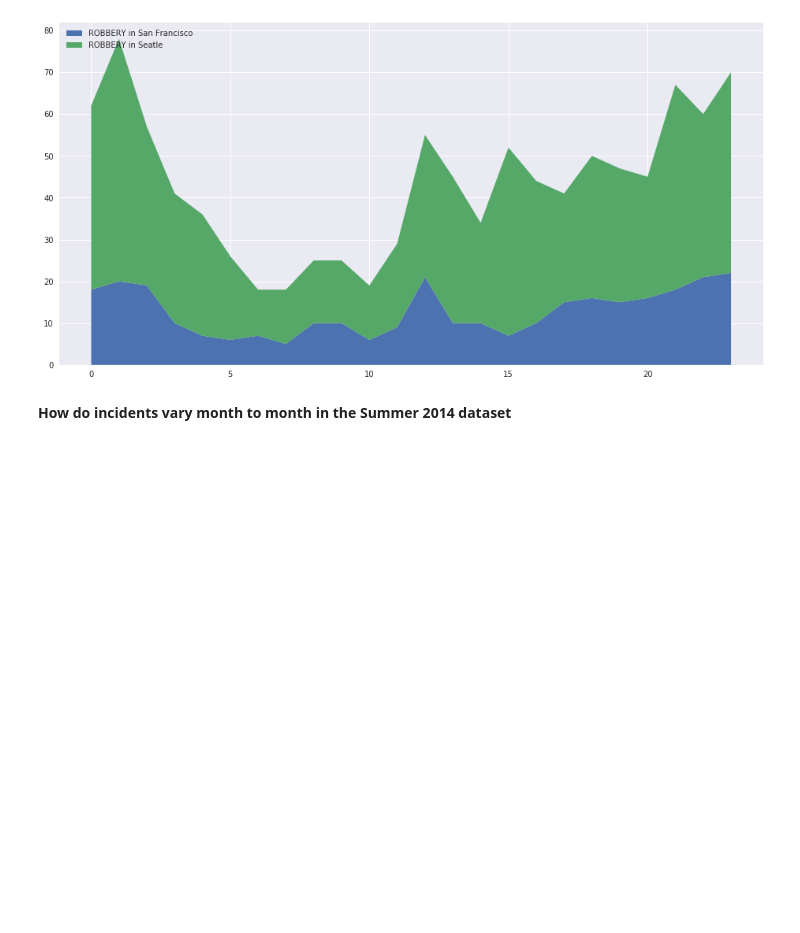
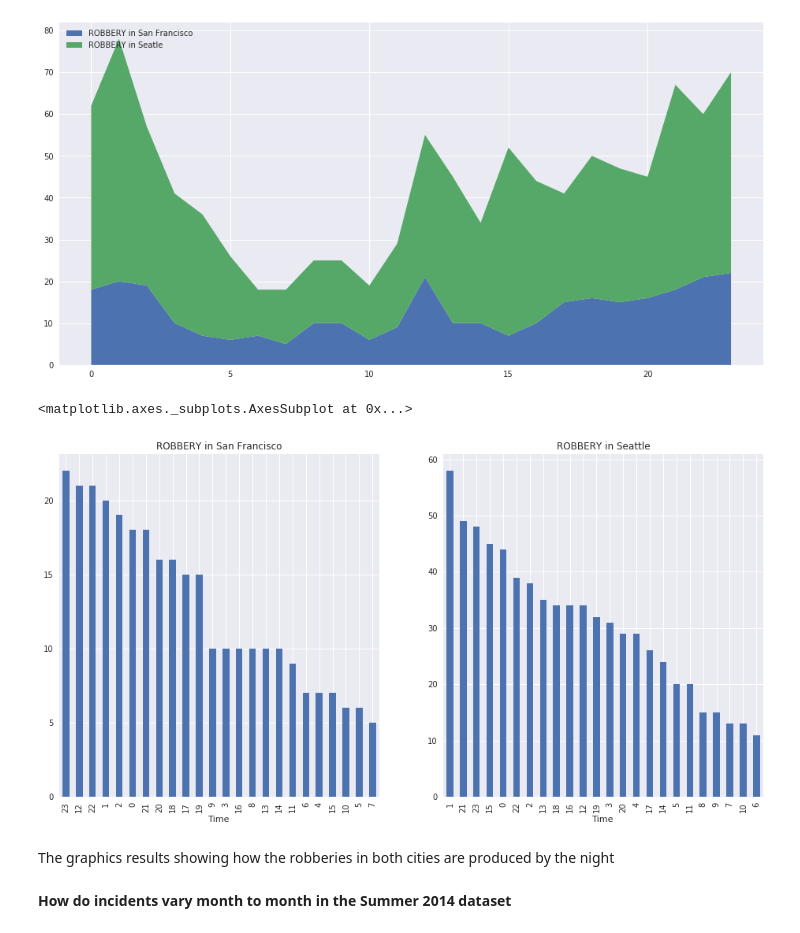
Before and after one commit to ramirobmar/data_science_02, a Jupyter notebook: final_results_2.ipynb, the cells around one changed output. Cells and saved outputs as stored; diff of their text form; code cells hidden in the pictures; blank space fills up the shorter version.

Commit message:
Updating results

```diff
--- a/final_results_2.ipynb
+++ b/final_results_2.ipynb
@@ -318,6 +304,17 @@ plt.show()
 fig.savefig('figs/Question3.png', bbox_inches='tight')
 # %% [output]
 [figure]
+# %%
+fig, ax = plt.subplots(1, 2, figsize=(16, 8), sharex=True, sharey=True)
+plt.subplot(121)
+table_1['ROBBERY'].sort_values(ascending=False).plot(kind='bar',title='ROBBERY in San Francisco')
+plt.subplot(122)
+table_2['ROBBERY'].sort_values(ascending=False).plot(kind='bar',title='ROBBERY in Seattle')
+# %% [output]
+<matplotlib.axes._subplots.AxesSubplot at 0x...>
+[figure, added]
+# %% [markdown]
+The graphics results showing how the robberies in both cities are produced by the night
 # %% [markdown]
 **How do incidents vary month to month in the Summer 2014 dataset**
 # %%
```
Also changed, not shown: parts of 12 cells of this notebook.
